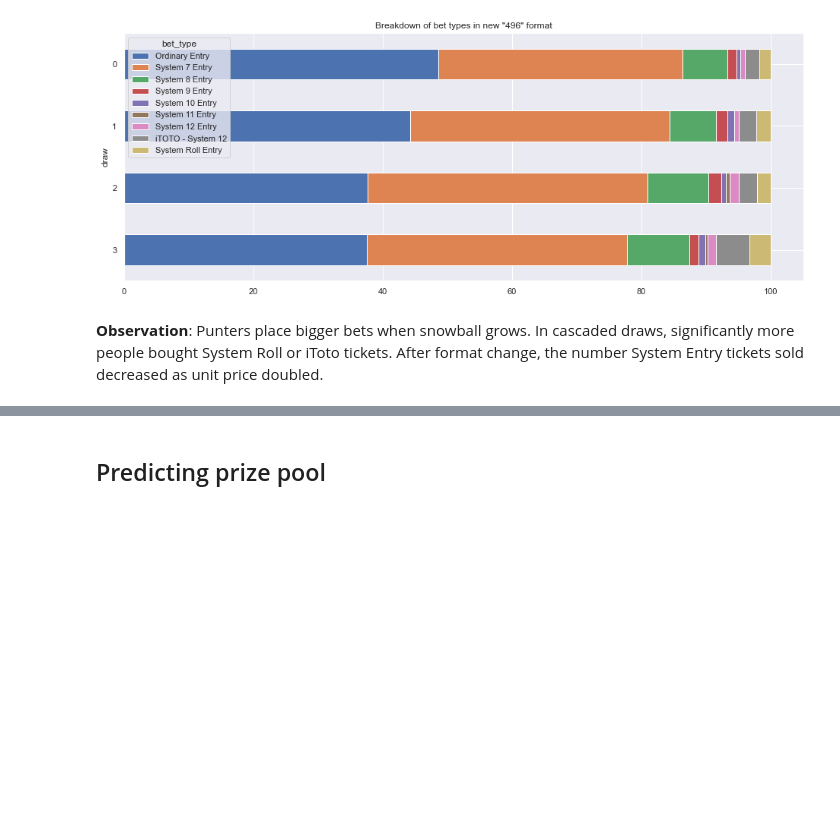
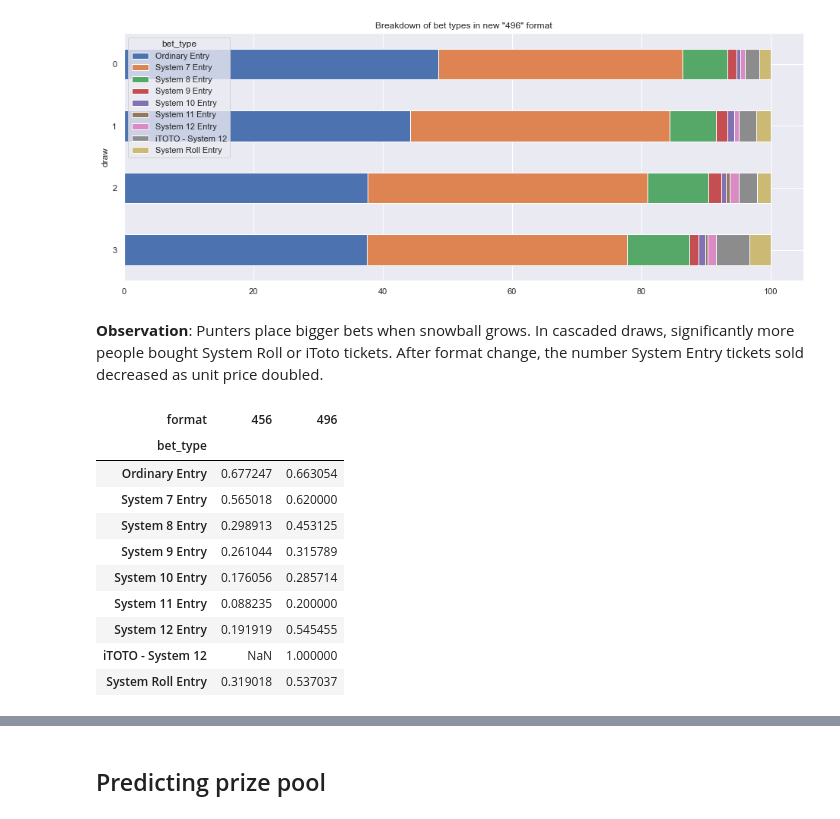
Before and after one commit to yongjun21/toto, a Jupyter notebook: notebooks/analysis.ipynb, the cells around one changed output, grey strips where cells are left out. Cells and saved outputs as stored; diff of their text form; code cells hidden in the pictures; blank space fills up the shorter version.

```diff
--- a/notebooks/analysis.ipynb
+++ b/notebooks/analysis.ipynb
@@ -679,3 +679,19 @@ ax.set_title('Breakdown of bet types in new "496" format');
 [figure]
 # %% [markdown]
 **Observation**: Punters place bigger bets when snowball grows. In cascaded draws, significantly more people bought System Roll or iToto tickets. After format change, the number System Entry tickets sold decreased as unit price doubled.
+# %%
+pivot_quickpick = outlets[outlets['format'] != '496CB'].pivot_table('quickpick', index='bet_type', columns='format', aggfunc='mean')
+pivot_quickpick = pivot_quickpick.reindex(index=bet_types)
+pivot_quickpick
+# %% [output]
+| format | 456 | 496 |
+| bet_type |  |  |
+| Ordinary Entry | 0.677247 | 0.663054 |
+| System 7 Entry | 0.565018 | 0.620000 |
+| System 8 Entry | 0.298913 | 0.453125 |
+| System 9 Entry | 0.261044 | 0.315789 |
+| System 10 Entry | 0.176056 | 0.285714 |
+| System 11 Entry | 0.088235 | 0.200000 |
+| System 12 Entry | 0.191919 | 0.545455 |
+| iTOTO - System 12 | NaN | 1.000000 |
+| System Roll Entry | 0.319018 | 0.537037 |
```
Also changed, not shown: parts of 11 cells of this notebook, 2 other files.
